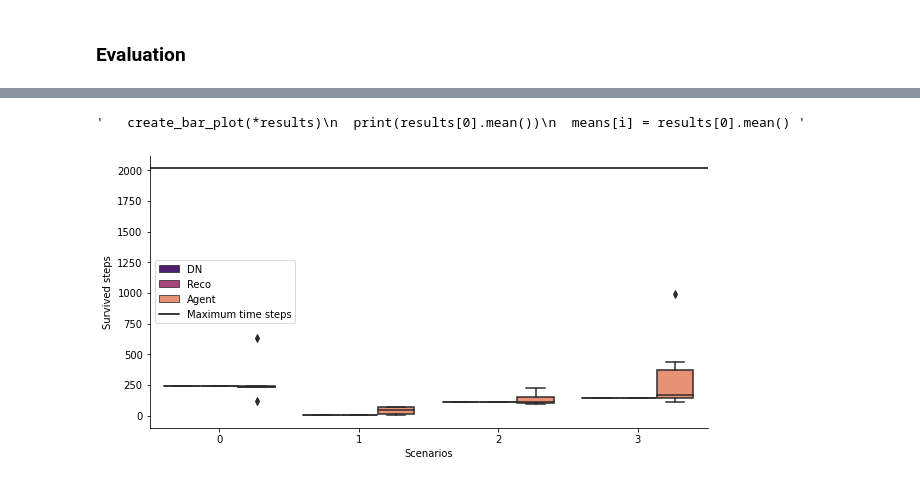
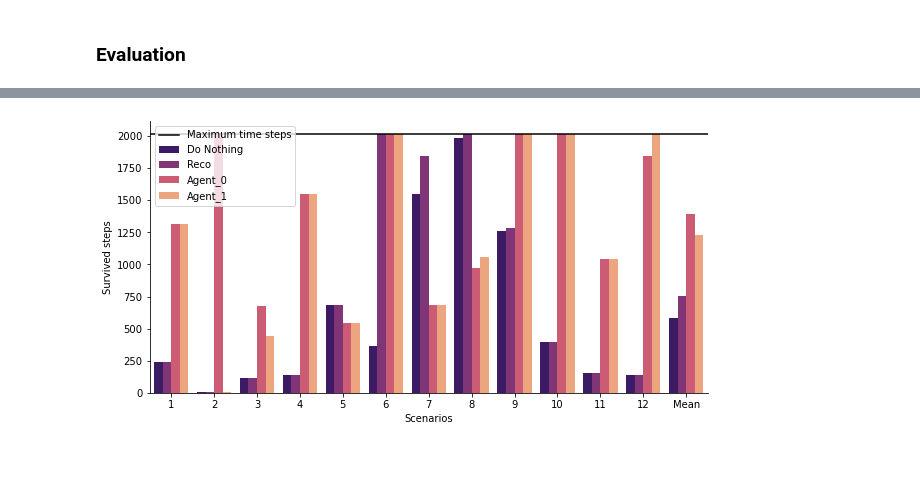
Before and after one commit to gaetanserre/L2RPN-WCCI-Baselines, a Jupyter notebook: RL/eval.ipynb, the cells around one changed output, grey strips where cells are left out. Cells and saved outputs as stored; diff of their text form; code cells hidden in the pictures.

Commit message:
Modify env name & modify eval & pre train update

```diff
--- a/RL/eval.ipynb
+++ b/RL/eval.ipynb
@@ -71,33 +166,44 @@ for i, agent_name in enumerate(agents_names):
-# %%
-dict_ts_survived = {"Agent": [[], [], [], []]}
-dn = []
-reco = []
-
-means = np.zeros(len(agents_names))
-for i, agent_name in enumerate(agents_names):
-  results = eval_agent(ENV_NAME,
-            4,
-            agent_name,
-            save_path,
-            SCOREUSED,
-            gymenv_class,
-            verbose,
-            gymenv_kwargs=train_args["gymenv_kwargs"] if var_to_test!="gymenv_kwargs" else values_to_test[i],
-            param=p,
-            filter_fun=filter_chronics)
-
-  for i, v in enumerate(results[0]):
-    dict_ts_survived["Agent"][i].append(v)
-
-  dn = results[1]
-  reco = results[2]
-
-"""   create_bar_plot(*results)
-  print(results[0].mean())
-  means[i] = results[0].mean() """
-# %% [output]
-'   create_bar_plot(*results)\n  print(results[0].mean())\n  means[i] = results[0].mean() '
-# %%
-create_box_plot(dict_ts_survived, dn, reco)
-# %% [output]
-[figure, removed]
+# %%
+total_results = np.load("./pre_train/total_results/total_results_2022-05-31_10-37.npy")
+agent_name = ["optim_0", "optim_1"]
+# %%
+# Agregation des initialisations si il y en a plusieurs et post-traitement
+
+# nb_init_train = 4
+nb_init_train = 1
+
+
+if nb_init_train > 2:
+    total_results_mean = np.zeros((total_results.shape[0]//nb_init_train, nb_scenario, 3))
+    total_results_std = np.zeros((total_results.shape[0]//nb_init_train, nb_scenario, 3))
+    total_results_best = np.zeros((total_results.shape[0], total_results.shape[1], 2))
+    total_results_best_mean = np.zeros((total_results.shape[0]//nb_init_train, 2))
+    dict_ts_survived_init = {}
+    for i_val in range(total_results_mean.shape[0]):
+        pattern = re.compile('.*' + str(i_val) + '$')
+        index = np.where([re.match(pattern, el) is not None for el in agents_names])[0]
+        dict_ts_survived_init.update({f"Agent_{i_val}" : total_results[index, :, 0].T})
+        total_results_mean[i_val] = np.mean(total_results[index], axis=0)
+        total_results_std[i_val] = np.std(total_results[index], axis=0)
+        total_results_best[index] = np.mean(total_results[index][:, :, [0]] > total_results[index][:, :, [1,2]], axis=1)
+        total_results_best_mean[i_val] = np.mean(total_results_best[index], axis=0)
+
+else:
+    total_results_mean = copy.deepcopy(total_results)
+    total_results_best_mean = np.mean(total_results[:, :, [0]] > total_results[:, :, [1,2]], axis=1)
+    dict_ts_survived_scenario = {}
+    for i_val in range(total_results_mean.shape[0]):
+        dict_ts_survived_scenario.update({f"Agent_{i_val}" : total_results[[i_val], :, 0]})
+    dict_ts_survived_scenario.update({"DN_Agent": [total_results_mean[0, :, 1]], "Reco_Agent": [total_results_mean[0, :, 2]]})
+# %%
+create_bar_plot({f"Agent_{i}" : total_results_mean[i, :, 0] for i in range(total_results_mean.shape[0])},
+                    total_results_mean[0, :, 1],
+                    total_results_mean[0, :, 2])
+
+if nb_init_train > 1:
+    create_bar_plot({f"Agent_{i}" : total_results_std[i, :, 0] for i in range(total_results_std.shape[0])},
+                    total_results_std[0, :, 1],
+                    total_results_std[0, :, 2])
+    create_box_plot(dict_ts_survived_init, total_results_mean[0, :, 1], total_results_mean[0, :, 2])
+# %% [output]
+[figure, added]
```
Also changed, not shown: parts of 17 cells of this notebook, 15 other files.
